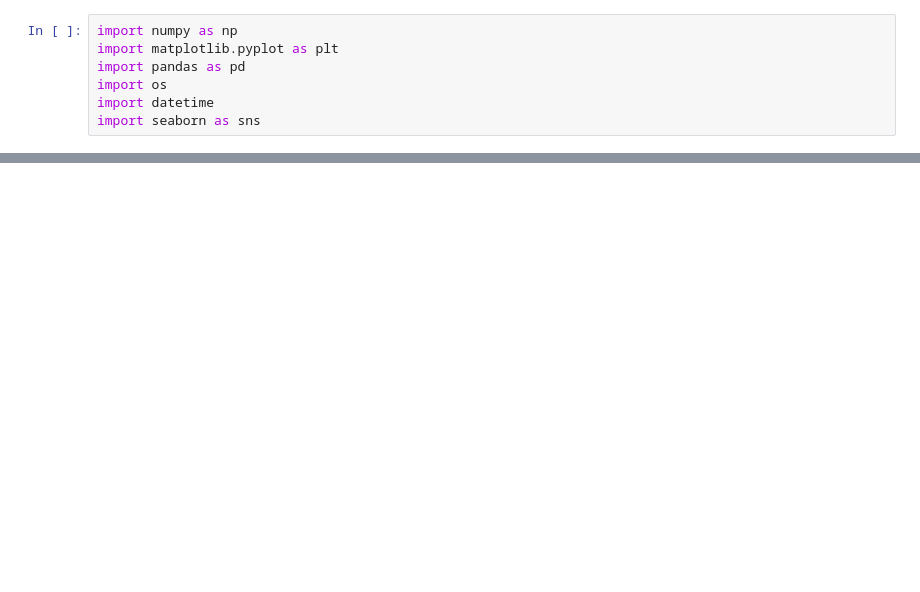
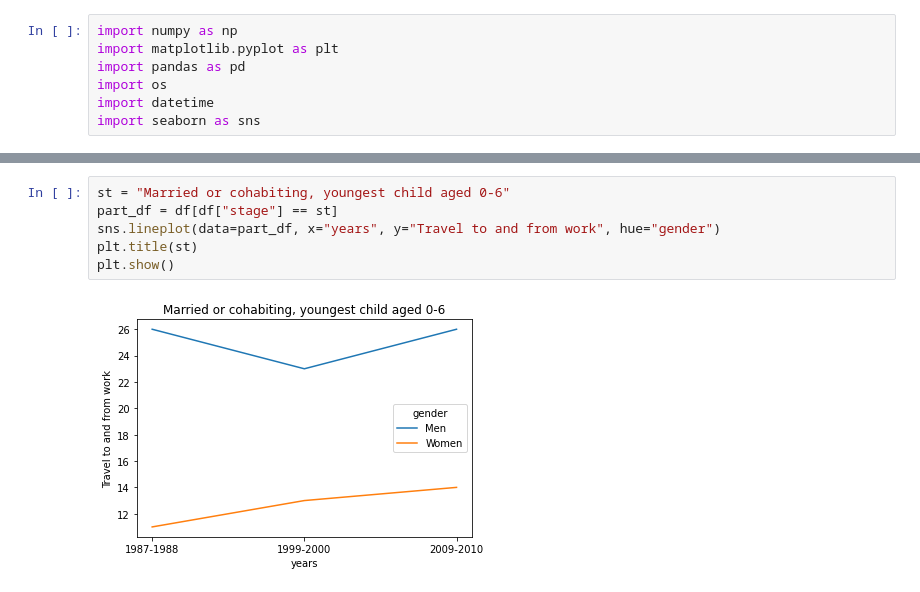
Before and after one commit to KazuichiroTaira/FMS, a Jupyter notebook: Firstassignment/stageinfamilycycle.ipynb, the cells around one changed output, grey strips where cells are left out. Cells and saved outputs as stored; diff of their text form; blank space fills up the shorter version.

```diff
--- a/Firstassignment/stageinfamilycycle.ipynb
+++ b/Firstassignment/stageinfamilycycle.ipynb
@@ -102,0 +88,8 @@ Women 2009-2010 XXXX 0.05
+# %%
+st = "Married or cohabiting, youngest child aged 0-6"
+part_df = df[df["stage"] == st]
+sns.lineplot(data=part_df, x="years", y="Travel to and from work", hue="gender")
+plt.title(st)
+plt.show()
+# %% [output]
+[figure, added]
```
Also changed, not shown: parts of 29 cells of this notebook, 16 other files.
